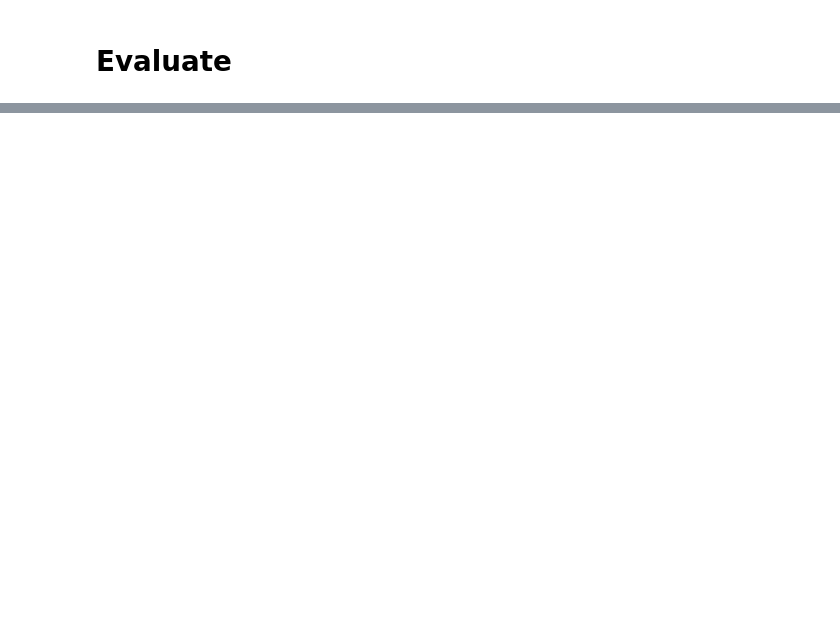
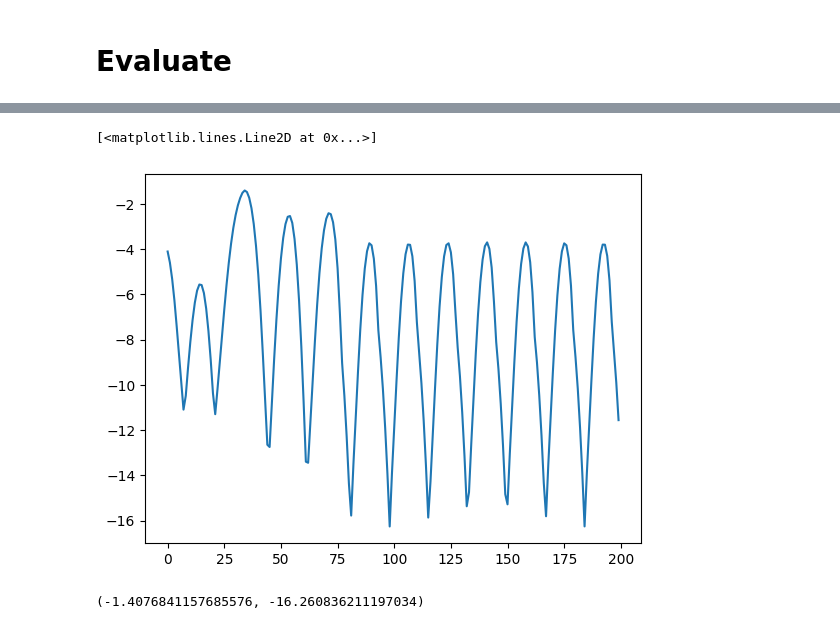
Before and after one commit to ksetrae/residual-action-prediction, a Jupyter notebook: train.ipynb, the cells around one changed output, grey strips where cells are left out. Cells and saved outputs as stored; diff of their text form; code cells hidden in the pictures; blank space fills up the shorter version.

```diff
--- a/train.ipynb
+++ b/train.ipynb
@@ -34,4 +22,5 @@ actions = actions[::4, ...]
 # %%
+# TODO: LR scheduler
 SETTINGS = ResidualActionsSettings(
     history_size=16,
     hidden_channels_memory=128,
@@ -40,7 +29,7 @@ SETTINGS = ResidualActionsSettings(
     optim_learning_rate=0.001,
     target_loss=1e-07,
     force_stop_at_plateau_epochs=20,
-    train_log_frequency=10,
+    train_log_frequency=20,
     running_loss_window_size=10,
     min_epochs=100,
     grace_epochs_after_min_epochs=20,
@@ -78,14 +82,15 @@ done = False
 observations = []
 actions = []
 # %%
-max_steps = 1000
+max_steps = 200
 step_counter = 0
+rewards = []
 while not done and step_counter < max_steps:
     action = learner.act_and_step(torch.from_numpy(obs).to(torch.float32))
-    observations.append(obs)
-    actions.append(action)
     obs, reward, done, terminated, info = env.step(np.array([action]))
+    rewards.append(reward)
     env.render()
     step_counter += 1
-    if step_counter % 10 == 0:
+    if step_counter % 20 == 0:
         print(f'step: {step_counter}')
+env.close()
@@ -91,0 +108,2 @@ while not done and step_counter < max_steps:
+# %%
+rewards_np = np.array(rewards)
@@ -91,0 +112,9 @@ while not done and step_counter < max_steps:
+# %%
+plt.plot(rewards_np)
+# %% [output]
+[<matplotlib.lines.Line2D at 0x...>]
+[figure, added]
+# %%
+rewards_np.max(), rewards_np.min()
+# %% [output]
+(-1.4076841157685576, -16.260836211197034)
```
Also changed, not shown: parts of 9 cells of this notebook, 2 other files.
